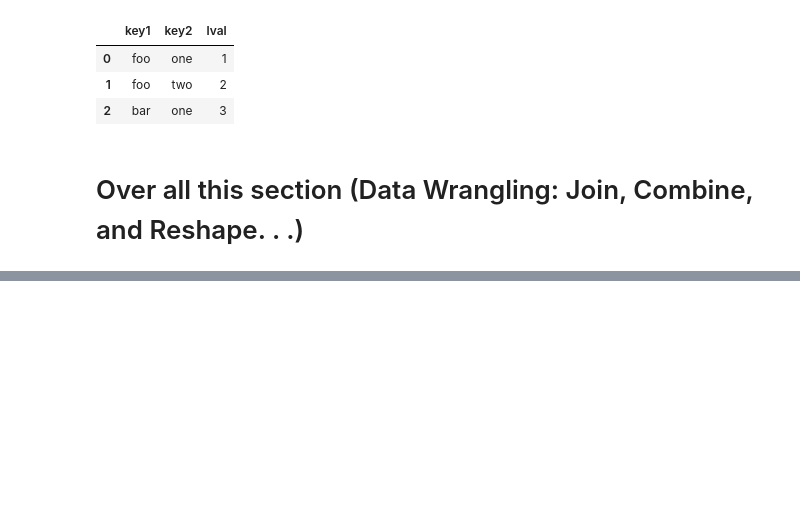
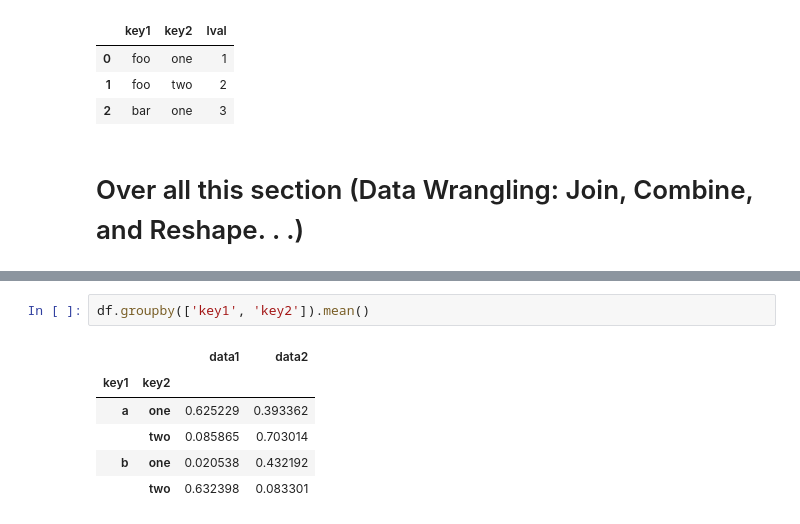
Before and after one commit to pappucode/data-science-with-Python, a Jupyter notebook: data_cleaning_and_preparation.ipynb, the cells around one changed output, grey strips where cells are left out. Drawn from its saved outputs; the diff is of its cells as text; blank space fills up the shorter version.

```diff
--- a/data_cleaning_and_preparation.ipynb
+++ b/data_cleaning_and_preparation.ipynb
@@ -999,0 +1062,9 @@ left
+# %%
+df.groupby(['key1', 'key2']).mean()
+# %% [output]
+|  |  | data1 | data2 |
+| key1 | key2 |  |  |
+| a | one | 0.625229 | 0.393362 |
+|  | two | 0.085865 | 0.703014 |
+| b | one | 0.020538 | 0.432192 |
+|  | two | 0.632398 | 0.083301 |
```
Also changed, not shown: parts of 24 cells of this notebook, 3 other files.
